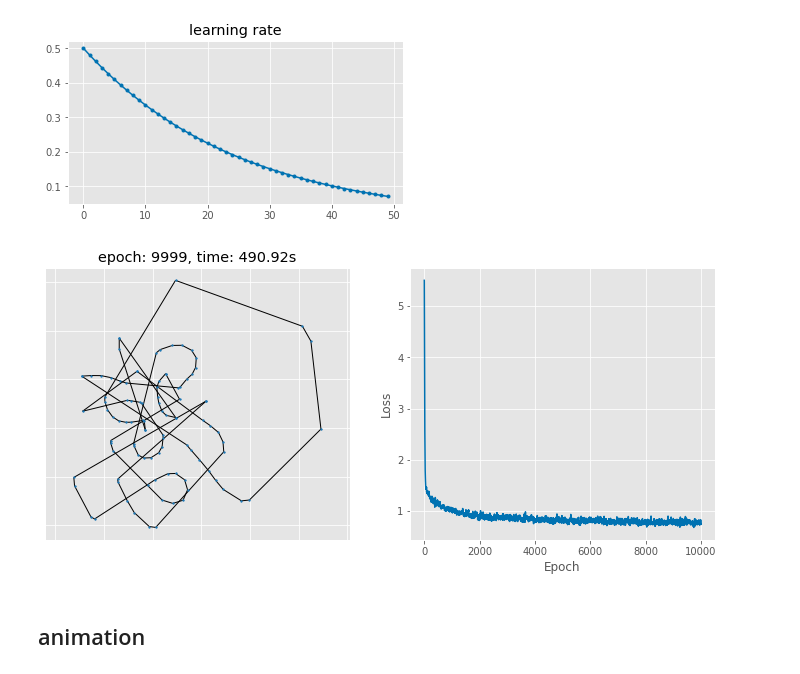
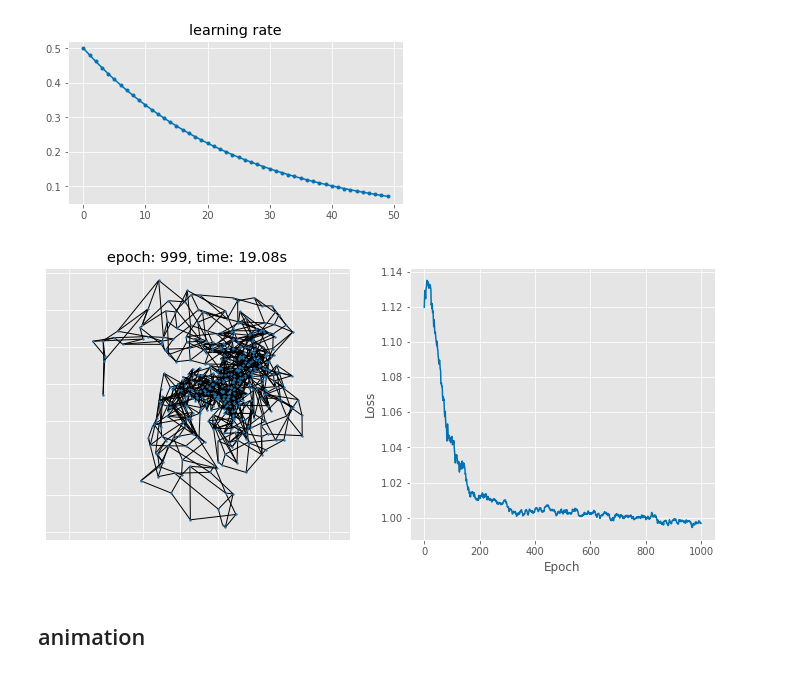
Before and after one commit to tiga1231/graph-drawing, a Jupyter notebook: main.ipynb, the cells around one changed output. Saved outputs shown, nothing was run; the diff lists cells and outputs as text; code cells hidden in the pictures.

Commit message:
neighborhood preservation

```diff
--- a/main.ipynb
+++ b/main.ipynb
@@ -48,7 +53,7 @@ plt.style.use('seaborn-colorblind')
 %%time
 
 print('generating graph', end=' ')
-G = nx.cycle_graph(100)
+G = nx.grid_2d_graph(15,30)
 print(f'of {len(G.nodes)} nodes')
 
 print('Calculating all pairs shortest path...')
@@ -59,7 +64,7 @@ i2k = {i:k for k,i in k2i.items()}
 W = 1/(D+1e-6)**2
 truth = adj + torch.eye(adj.shape[0], device=device)
 
-plt.imshow(adj)
+plt.imshow(adj[:50,:50])
 plt.title('Adjacency matrix')
 plt.show()
 # %% [output]
@@ -217,78 +109,53 @@ def neighborhood_preseration(n_samples=None):
 # %%
 VIS = True
 gClamp = 0.1
-sampleSize = int(len(G.nodes))
-
+sampleSize = len(G)
+degrees = adj.sum(1).numpy().astype(np.int64)
 
 for i in iterBar:
 
     t0 = time.time()
     optimizer.zero_grad()
 
-
-
-# ##vis
-# vmax = pred.abs().max()
-# plt.figure(figsize=[8,3])
-# plt.subplot(121)
-# plt.imshow(pred.detach(), vmin=-vmax, vmax=vmax, cmap='coolwarm')
-# plt.colorbar()
-# plt.subplot(122)
-# plt.imshow(target, cmap='coolwarm')
-# plt.colorbar()
-
-#     samples = getSamples(G, 5, includeNeighbors=False)
-#     for si, src in enumerate(samples):
-#         for dst in samples[si+1:]:
-#             stress_update_ij(X, D, W, src, dst, getLR(i))
-
-#     eu = edge_uniformity(X, G, samples)
-    loss = (
-#           0.0001 * O.stress(pos, D, W, sampleSize)
-#         + 0.5 * O.edge_uniformity(pos, G, k2i, sampleSize)
-           10*neighbor_loss
-        ## TODO: do it efiiciently and stochastically
-#         + 0.5 * O.crossing_angle_maximization(pos, G, k2i, sampleSize)
-#         + 0.5 * O.neighborhood_preservation(pos, G, k2i, sampleSize)
-#         + 0.5 * O.crossings(pos, G, k2i, sampleSize)
-#         + 0.5 * O.aspect_ratio(pos, G, k2i, sampleSize)
-#         + 0.5 * O.angular_resolution(pos, G, k2i, sampleSize)
-    )
+    loss = 1 * C.neighborhood_preseration(pos, G, adj, k2i, i2k)
+#     loss += 0.0001 * C.stress(pos, D, W, sampleSize)
+#     loss += 0.001 * C.edge_uniformity(pos, G, k2i, sampleSize)
+#     ## TODO: do the following efficiently and stochastically
+#     loss += 0.5 * C.crossing_angle_maximization(pos, G, k2i, sampleSize)
+#     loss += 0.5 * C.neighborhood_preservation(pos, G, k2i, sampleSize)
+#     loss += 0.5 * C.crossings(pos, G, k2i, sampleSize)
+#     loss += 0.5 * C.aspect_ratio(pos, G, k2i, sampleSize)
+#     loss += 0.5 * C.angular_resolution(pos, G, k2i, sampleSize)
     loss.backward()
     pos.grad.clamp_(-gClamp, gClamp)
     optimizer.step()
 
     if scheduler is not None:
         scheduler.step()
-
-
-
 
 
     ##debug info
     dt = time.time() - t0
     totalTime += dt
     if i % int(niter/100) == int(niter/100)-1:
         iterBar.set_postfix({'loss': loss.item()})
     if len(lossHistory)>0:
         lossHistory.append(0.9*lossHistory[-1] + 0.1*loss.item())
     else:
         lossHistory.append(loss.item())
 
-
-
     ##vis
-    if VIS and i % int(niter/10) == int(niter/10)-1:
+    if VIS and i % int(niter/40) == int(niter/40)-1:
         iterBar.set_postfix({
             'loss': loss.item(),
 #             'eu': f'{eu.item():.2e}',
 #             'st': f'{st.item():.2e}',
         })
 
         x = pos.detach().cpu().numpy()
         pos_i = {k: x[k2i[k], :2] for k in G.nodes}
         display.clear_output(wait=True)
         vis.plot(G, pos_i, lossHistory, [], i, totalTime, show=True, save=True)
 # %% [output]
-[figure, old version]
+[figure, new version]
 # %%
```
Also changed, not shown: parts of 8 cells of this notebook, 2 other files.
